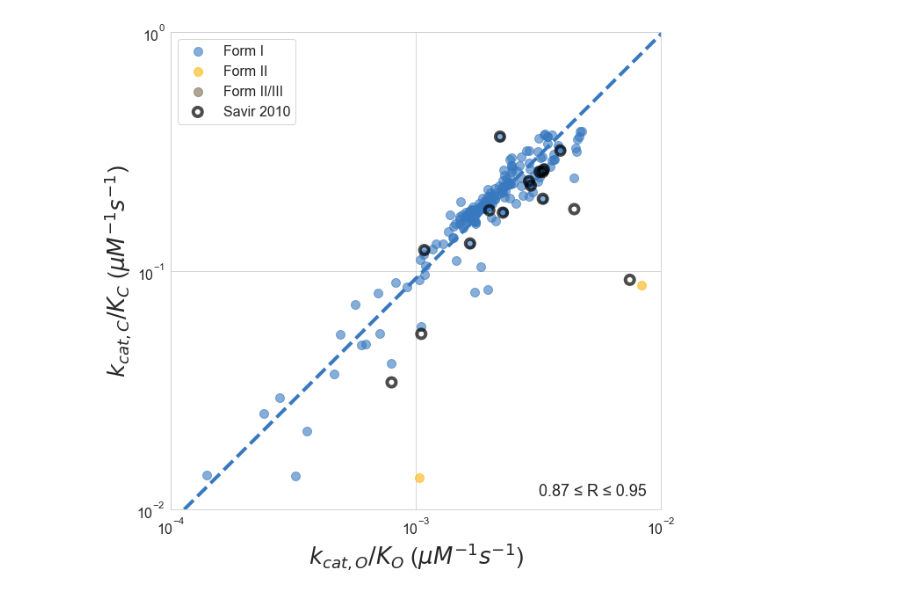
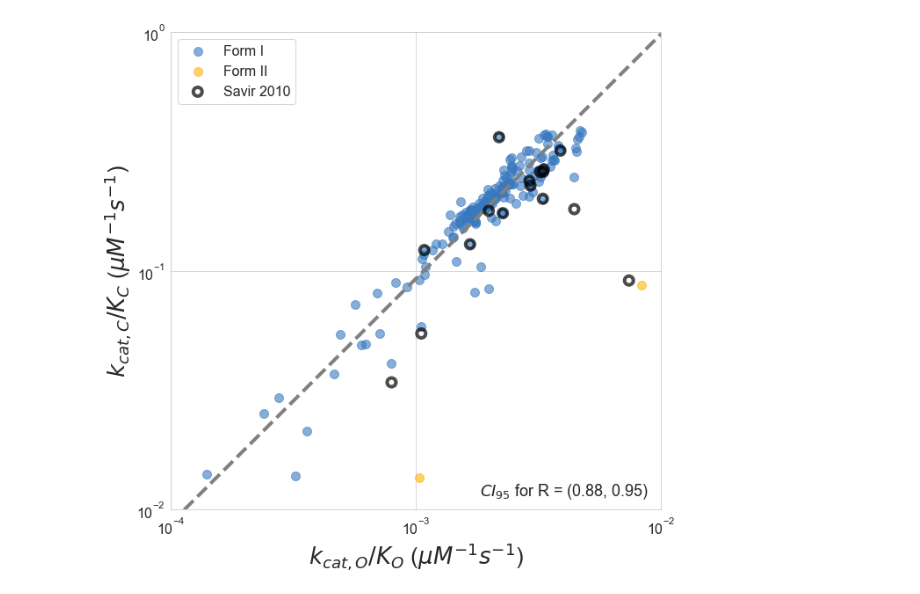
Before and after one commit to flamholz/rubisco, a Jupyter notebook: notebooks/Figure7 Mechanistic Proposal #2.ipynb, the cells around one changed output. Drawn from its saved outputs; the diff is of its cells as text; code cells hidden in the pictures.

```diff
--- a/notebooks/Figure7 Mechanistic Proposal #2.ipynb
+++ b/notebooks/Figure7 Mechanistic Proposal #2.ipynb
@@ -78,9 +247,8 @@ Spearman rank correlation R = 0.48, P = 0.058
 # %%
 # Regress on F1 data to get best fit.
-fIs = merged_kin_df[merged_kin_df.isoform == '1']
-kon_Os = np.log(fIs.kon_O)
-kon_Cs = np.log(fIs.kon_C)
+kon_Os = np.log(F1_data.kon_O)
+kon_Cs = np.log(F1_data.kon_C)
 
 exp_F1, pre_F1, r_F1 = power_laws.fit_power_law_odr(kon_Os, kon_Cs, unit_exp=False)
-print(exp_F1, pre_F1, r_F1)
+print('kcat,C/KC = %.2f * (kcat,O/KO)^(%.2f), R = %.3g' % (pre_F1, exp_F1, r_F1))
 # %% [output]
@@ -132,13 +301,17 @@ for _ in range(runs):
     prefactors_1.append(pre)
 # %%
 conf_range = [2.5, 97.5]
-pre_interval = np.percentile(prefactors, conf_range)
-exp_interval = np.percentile(exponents, conf_range)
-rs_interval = np.percentile(rvals, conf_range)
-pre1_interval = np.percentile(prefactors_1, conf_range)
+pre_low, pre_high = np.percentile(prefactors, conf_range)
+exp_low, exp_high = np.percentile(exponents, conf_range)
+r_low, r_high = np.percentile(rvals, conf_range)
+pre1_low, pre1_high = np.percentile(prefactors_1, conf_range)
 
-print('exponent 95% CI', exp_interval)
-print('prefactor 95% CI', pre_interval)
-print('R 95% CI', rs_interval)
-print('prefactor 95% CI assuming exp=1.0', pre1_interval)
+print('Bootstrapping FI fits')
+print('95%% CI for log-scale Pearson R (%.2f, %.2f)' % (r_low, r_high))
+print('95%% CI for power law exponent (%.2f, %.2f)' % (exp_low, exp_high))
+print('95%% CI on power law prefactor (%.2g, %.2g)' % (pre_low, pre_high))
+print('95%% CI on power law prefactor (%.2g, %.2g) assuming exp 1.0' % (pre1_low, pre1_high))
+
+# Uncomment to look at the distributions.
+power_laws.plot_bootstrapped_range(exponents, prefactors)
 # %% [output]
@@ -167,8 +336,8 @@ print(exp_savir, pre_savir, r)
 # %%
 # Mechanistic proposal #2 from Savir - k_onC vs k_onO
 figure = plt.figure(figsize=(10,10))
-seaborn.set_style('whitegrid')
-colors = seaborn.color_palette("BrBG", 10)
+sns.set_style('whitegrid')
+colors = sns.color_palette("BrBG", 10)
 
 plt.xscale('log')
 plt.yscale('log')
@@ -179,39 +348,39 @@ groups = {'1': 'I',
           '3': 'III'}
 
 for i, (group, gdf) in enumerate(grouped_form):
-    if group == '3':
+    if group in ['3', '2_3']:
         continue
     label = 'Form %s' % groups[group]
     c = matplotlib.colors.rgb2hex(named_colors[i])
     plt.scatter(gdf.kon_O, gdf.kon_C,  c=c, s=100, label=label, alpha=0.6)
 
-# Plot our regression and CI
+# Plot bootstrapped regression against FI data
 xs = np.arange(1e-4, 2e-2, 0.01)
-c = matplotlib.colors.rgb2hex(named_colors[0])
-power_laws.plot_bootstrapped_ci(xs, exponents, prefactors, figure=figure, color=c,
-                                lw=4, plot_range=False)
+med_exp = np.median(exponents)
+med_pre = np.median(prefactors)
+ys = np.power(xs, med_exp)*med_pre
+plt.plot(xs, ys, color='grey', ls='--', lw=4)
 
 # Savir power law, inferred
 #plt.plot(xs, np.power(xs, exp_savir)*pre_savir, c='grey', lw=2, ls='--')
 
 # Show savir data with an outline
 plt.scatter(savir_df.kon_O, savir_df.kon_C, c='None', edgecolors='k',
             linewidths=4, s=100, label='Savir 2010', alpha=0.7, zorder=10)
-plt.text(0.75, 0.03, u'%.2f ≤ R ≤ %.2f' % (rs_interval[0], rs_interval[1]),
+plt.text(0.63, 0.03, '$CI_{95}$ for R = (%.2f, %.2f)' % (r_low, r_high),
          transform=figure.axes[0].transAxes, fontsize=18)
 
 plt.legend(loc=2, fontsize=16, frameon=True)
 plt.xlabel('$k_{cat,O} / K_O$ ($\mu M^{-1} s^{-1}$)', fontsize=26)
 plt.ylabel('$k_{cat,C} / K_C$ ($\mu M^{-1} s^{-1}$)', fontsize=26)
 plt.xticks(fontsize=16)
 plt.yticks(fontsize=16)
 
 plt.xlim(1e-4, 1e-2)
 plt.ylim(1e-2, 1)
 
 plt.savefig('fig7/fig7_konC_konO_FI.png', dpi=600)
-plt.savefig('fig7/fig7_konC_konO_FI.svg')
 
 plt.show()
 # %% [output]
-[figure, old version]
+[figure, new version]
```
Also changed, not shown: parts of 18 cells of this notebook, 27 other files.
